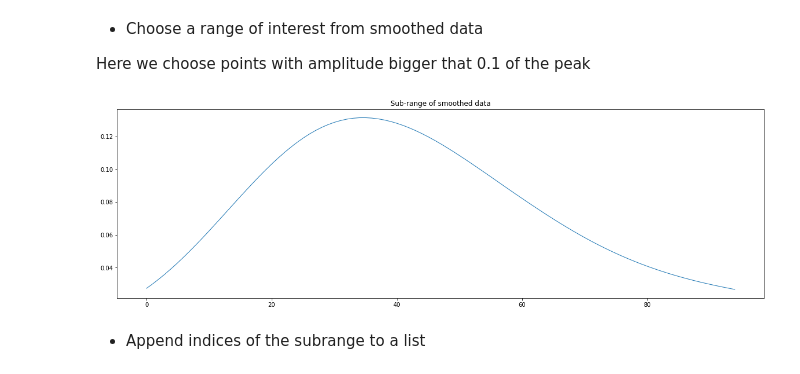
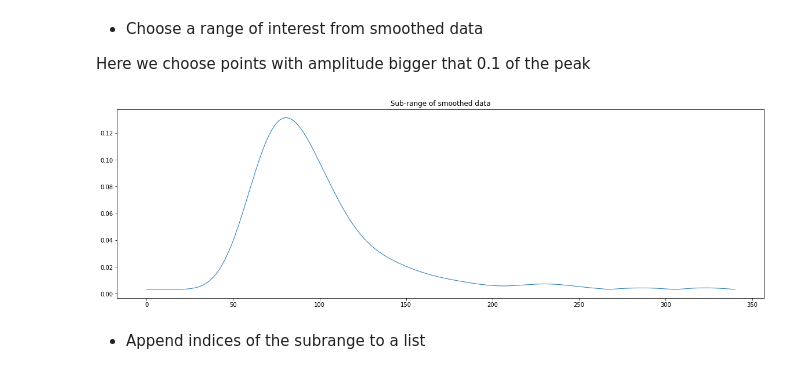
Before and after one commit to Iaggelis/InstrumentationLab, a Jupyter notebook: plotting.ipynb, the cells around one changed output. Drawn from its saved outputs; the diff is of its cells as text; code cells hidden in the pictures.

```diff
--- a/plotting.ipynb
+++ b/plotting.ipynb
@@ -106,13 +111,13 @@ Found peak at index [505] with amplitude: [0.13140608]
 
 Here we choose points with amplitude bigger that 0.1 of the peak
 # %%
-ranged_sm_data = smoothed_data[smoothed_data>=0.2*smoothed_data[peaks].max()]
+ranged_sm_data = smoothed_data[smoothed_data>=0.024*smoothed_data[peaks].max()]
 plt.figure(figsize=(20,6))
 plt.plot(ranged_sm_data,'-', lw=1)
 plt.title("Sub-range of smoothed data")
 plt.show()
 # %% [output]
-[figure, old version]
+[figure, new version]
 # %% [markdown]
 - Append indices of the subrange to a list
 # %%
```
Also changed, not shown: parts of 9 cells of this notebook, 3 other files.
